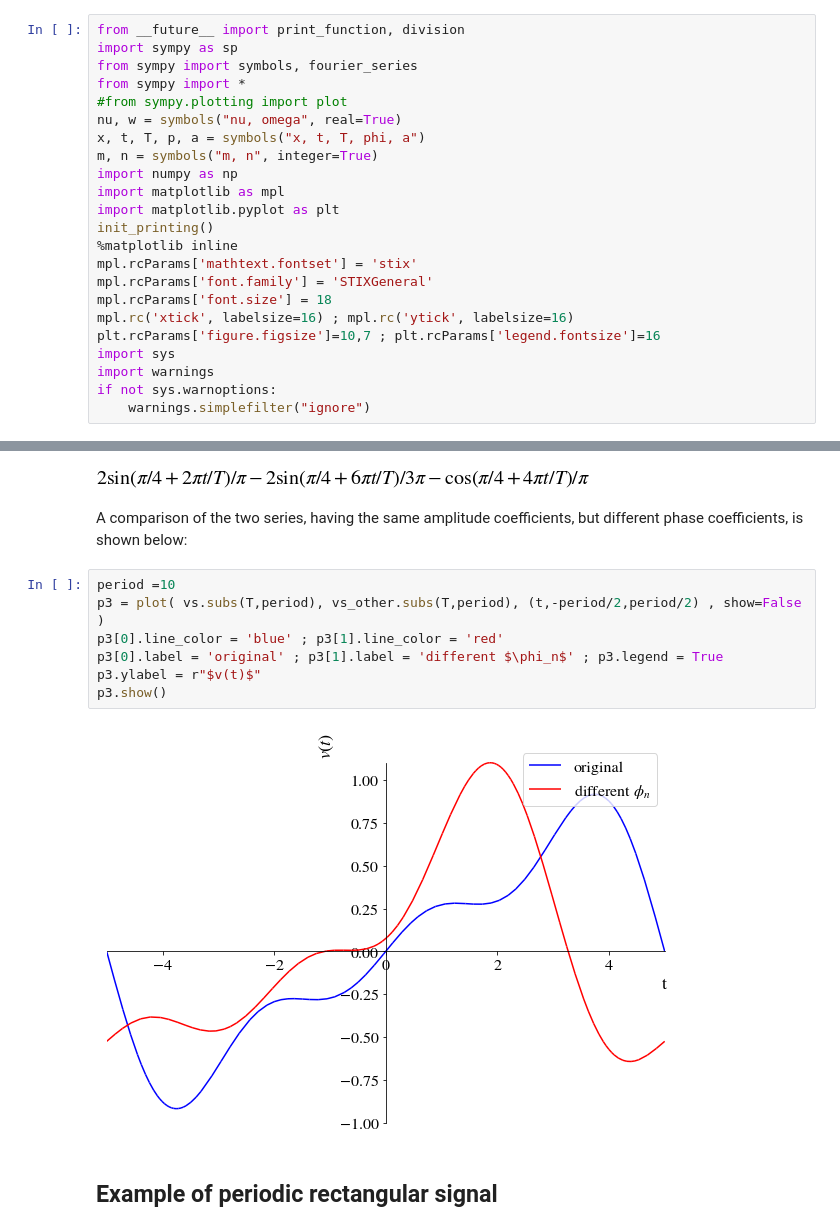
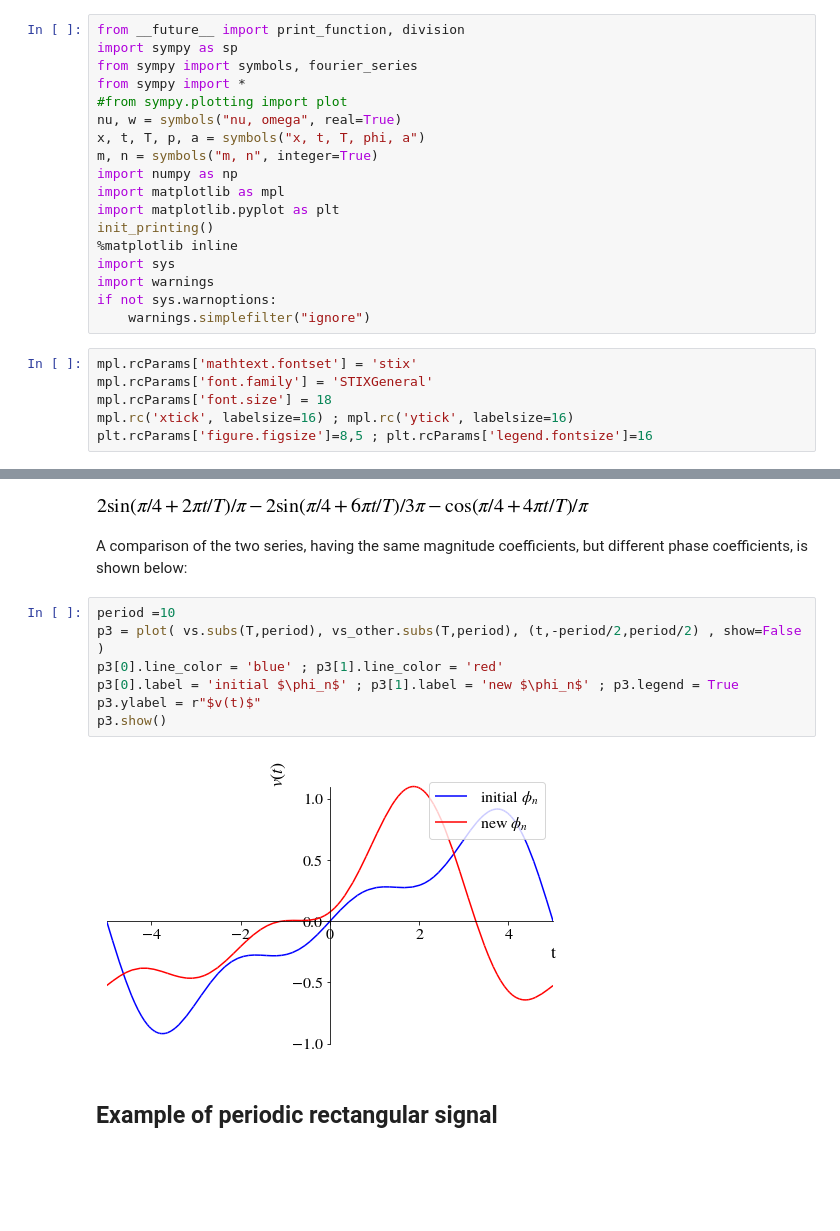
Before and after one commit to niksterg/pyFourier, a Jupyter notebook: Fourier Series.ipynb, the cells around one changed output, grey strips where cells are left out. Drawn from its saved outputs; the diff is of its cells as text; blank space fills up the shorter version.

Commit message:
Better plots, plus more examples in DFT

```diff
--- a/Fourier Series.ipynb
+++ b/Fourier Series.ipynb
@@ -24,14 +24,15 @@ import matplotlib as mpl
 import matplotlib.pyplot as plt
 init_printing()
 %matplotlib inline
-mpl.rcParams['mathtext.fontset'] = 'stix'
-mpl.rcParams['font.family'] = 'STIXGeneral'
-mpl.rcParams['font.size'] = 18
-mpl.rc('xtick', labelsize=16) ; mpl.rc('ytick', labelsize=16)
-plt.rcParams['figure.figsize']=10,7 ; plt.rcParams['legend.fontsize']=16
 import sys
 import warnings
 if not sys.warnoptions:
     warnings.simplefilter("ignore")
+# %%
+mpl.rcParams['mathtext.fontset'] = 'stix'
+mpl.rcParams['font.family'] = 'STIXGeneral'
+mpl.rcParams['font.size'] = 18
+mpl.rc('xtick', labelsize=16) ; mpl.rc('ytick', labelsize=16)
+plt.rcParams['figure.figsize']=8,5 ; plt.rcParams['legend.fontsize']=16
 # %%
 import platform
@@ -310,16 +310,16 @@ display(vs_other)
 # %% [output]
 [figure]
 # %% [markdown]
-A comparison of the two series, having the same amplitude coefficients, but different phase coefficients, is shown below:
+A comparison of the two series, having the same magnitude coefficients, but different phase coefficients, is shown below:
 # %%
 period =10
 p3 = plot( vs.subs(T,period), vs_other.subs(T,period), (t,-period/2,period/2) , show=False )
 p3[0].line_color = 'blue' ; p3[1].line_color = 'red'
-p3[0].label = 'original' ; p3[1].label = 'different $\phi_n$' ; p3.legend = True
+p3[0].label = 'initial $\phi_n$' ; p3[1].label = 'new $\phi_n$' ; p3.legend = True
 p3.ylabel = r"$v(t)$"
 p3.show()
 # %% [output]
-[figure, old version]
+[figure, new version]
 # %% [markdown]
 ## Example of periodic rectangular signal
 # %% [markdown]
```
Also changed, not shown: parts of 12 cells of this notebook, 2 other files.
